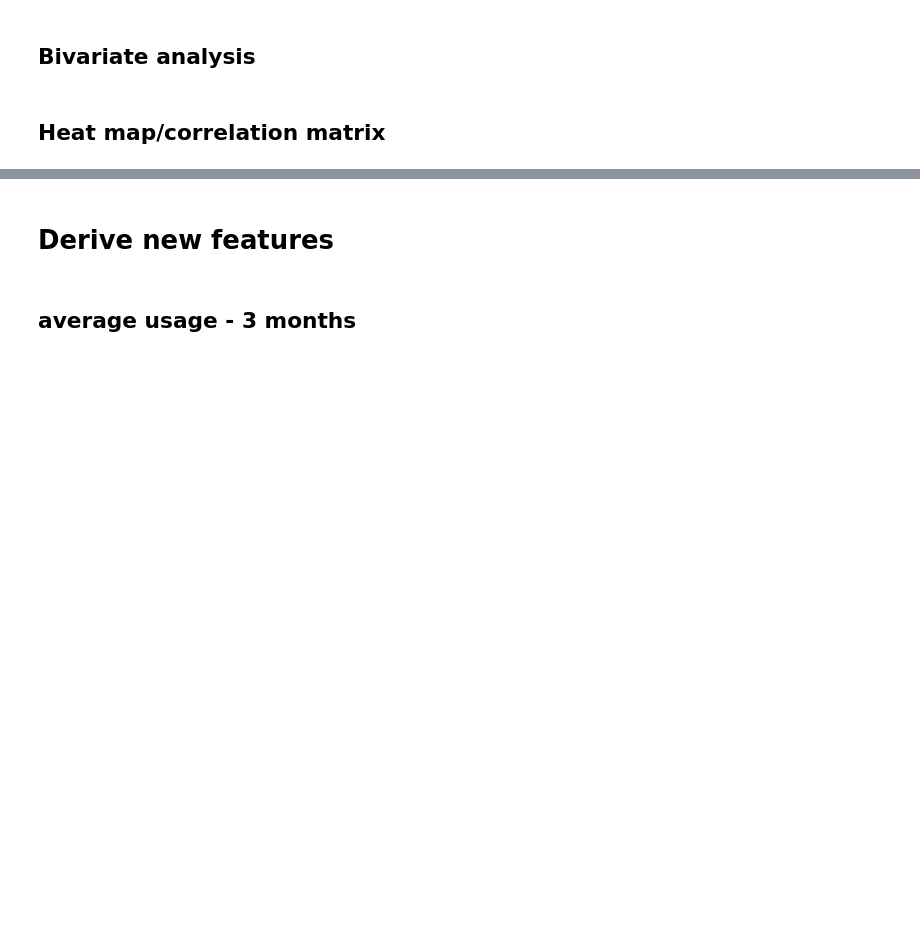
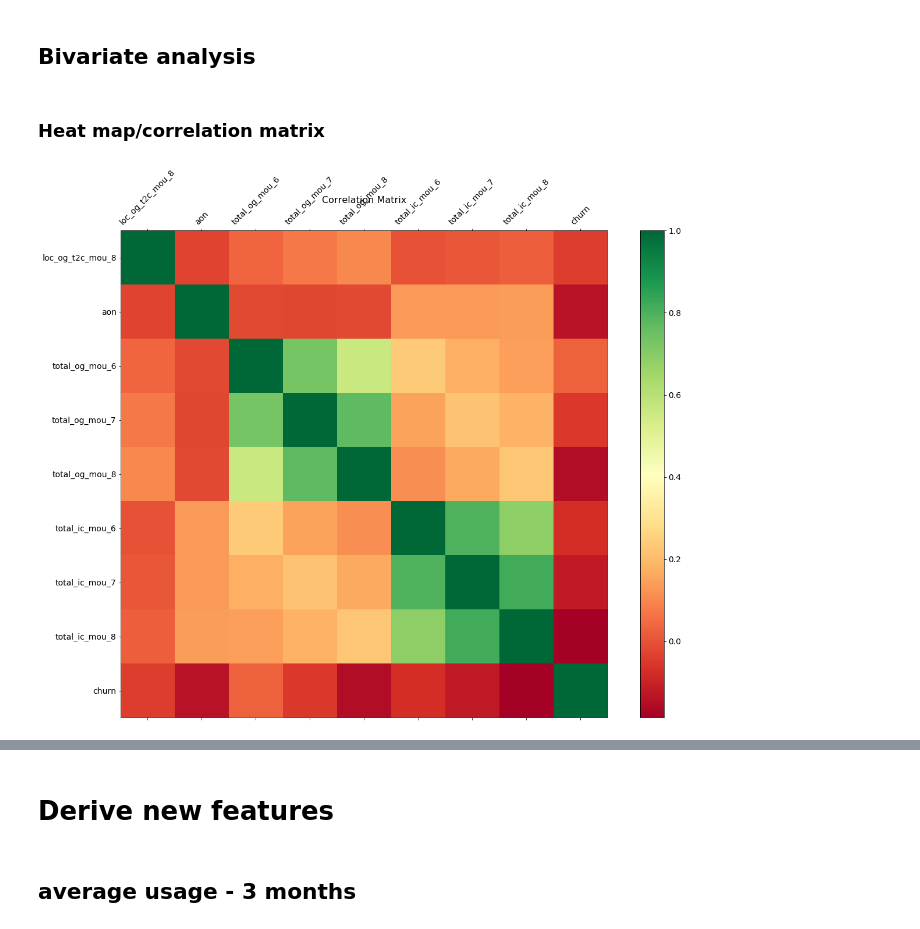
Before and after one commit to Lakshmi-1212/TelecomChurn_CaseStudy, a Jupyter notebook: TelcomChurn_CaseStudy.ipynb, the cells around one changed output, grey strips where cells are left out. Cells and saved outputs as stored; diff of their text form; code cells hidden in the pictures; blank space fills up the shorter version.

```diff
--- a/TelcomChurn_CaseStudy.ipynb
+++ b/TelcomChurn_CaseStudy.ipynb
@@ -378,4 +444,19 @@ Should be ~29.9k
 # %% [markdown]
 ## Bivariate analysis
 # %% [markdown]
-## Heat map/correlation matrix
+### Heat map/correlation matrix
+# %%
+df = cust[CONTINUOUS_VAR_TO_ANALYSE + ['churn']]
+corr = df.corr()
+# %%
+f = plt.figure(figsize=(20, 15))
+
+ax = plt.matshow(corr, fignum=f.number,cmap='RdYlGn')
+plt.xticks(range(df.shape[1]), df.columns, fontsize=14, rotation=45)
+plt.yticks(range(df.shape[1]), df.columns, fontsize=14)
+cb = plt.colorbar()
+cb.ax.tick_params(labelsize=14)
+#ax.set_ylim([0,2])
+plt.title('Correlation Matrix', fontsize=16);
+# %% [output]
+[figure, added]
```
Also changed, not shown: parts of 42 cells of this notebook.
